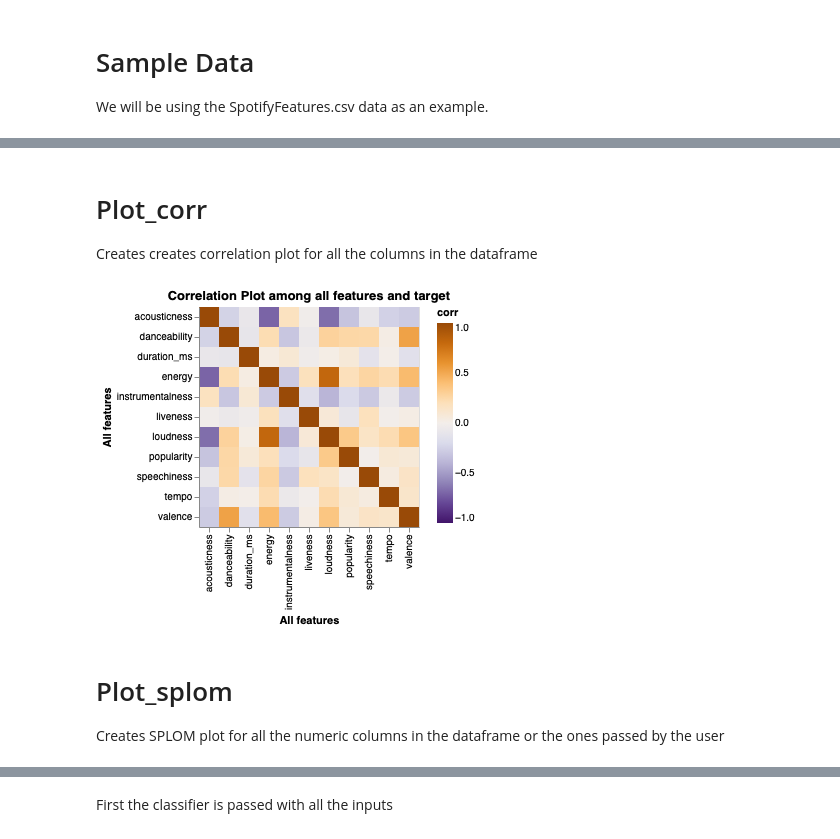
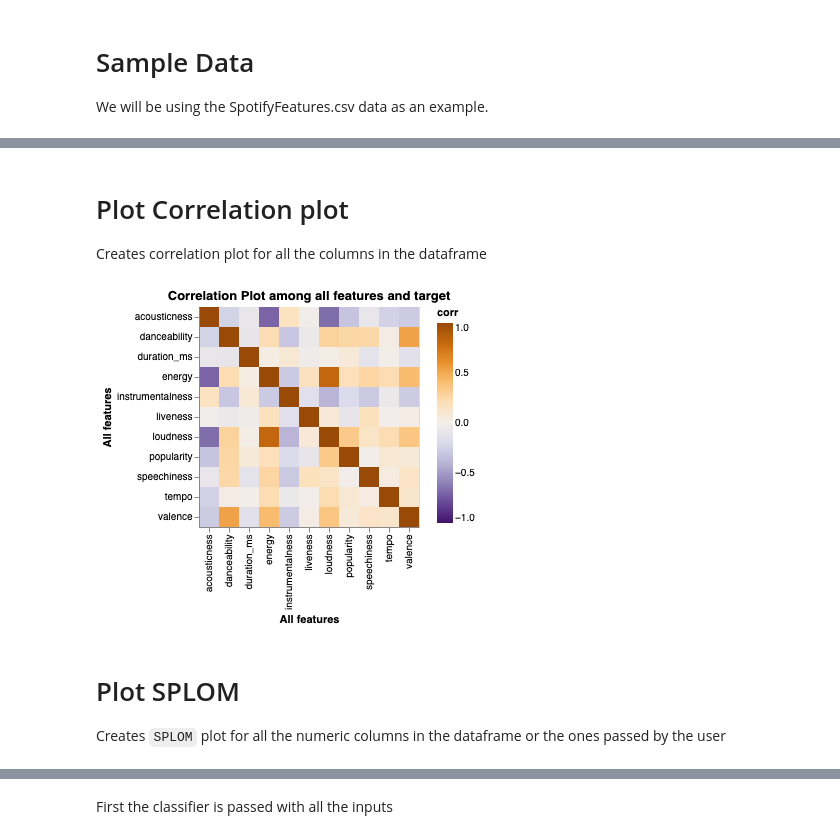
Before and after one commit to UBC-MDS/Simplefit, a Jupyter notebook: docs/example.ipynb, the cells around one changed output, grey strips where cells are left out. Cells and saved outputs as stored; diff of their text form; code cells hidden in the pictures.

```diff
--- a/docs/example.ipynb
+++ b/docs/example.ipynb
@@ -68,11 +58,12 @@ t = (df, bins = 40, dist_cols=['danceability', 'duration_ms', 'energy'])
 # %% [markdown]
-# Plot_corr
-Creates creates correlation plot for all the columns in the dataframe
+# Plot Correlation plot
+Creates correlation plot for all the columns in the dataframe
 # %%
-plot_corr(df, corr='spearman')
+corr_chart = plot_corr(df, corr='spearman')
+corr_chart
 # %% [output]
-[figure, old version]
+[figure, new version]
 # %% [markdown]
-# Plot_splom
-Creates SPLOM plot for all the numeric columns in the dataframe or the ones passed by the user
+# Plot SPLOM
+Creates `SPLOM` plot for all the numeric columns in the dataframe or the ones passed by the user
 # %%
```
Also changed, not shown: parts of 18 cells of this notebook.
